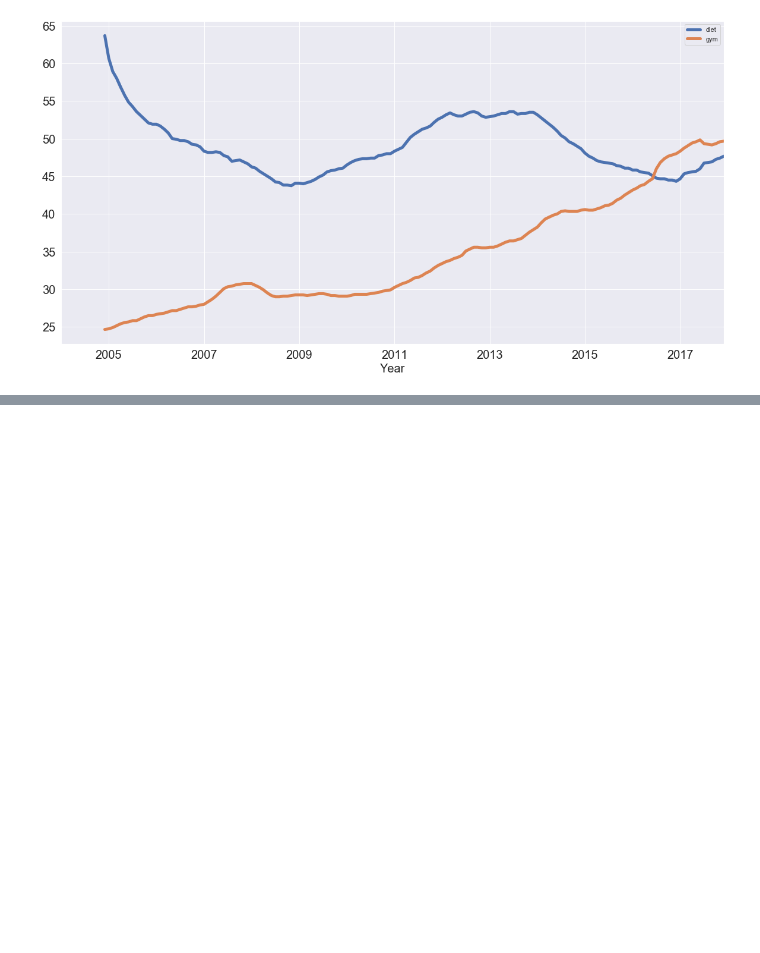
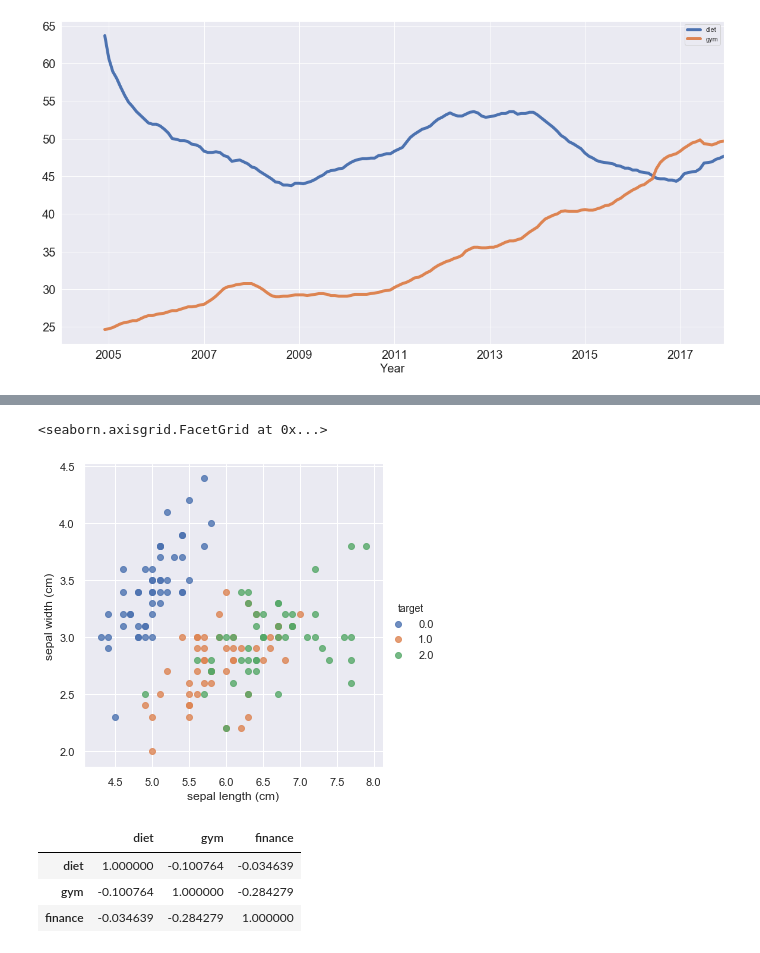
Before and after one commit to pingrunhuang/learningPython, a Jupyter notebook: plotting/time_series_plotting.ipynb, the cells around one changed output, grey strips where cells are left out. Drawn from its saved outputs; the diff is of its cells as text; code cells hidden in the pictures; blank space fills up the shorter version.

```diff
--- a/plotting/time_series_plotting.ipynb
+++ b/plotting/time_series_plotting.ipynb
@@ -82,0 +104,13 @@ Text(0.5, 0, 'Year')
+# %%
+sns.lmplot(x='sepal length (cm)', y='sepal width (cm)', fit_reg=False, data=df_iris, hue='target')
+# %% [output]
+<seaborn.axisgrid.FacetGrid at 0x...>
+[figure, added]
+# %%
+# check how correlated between diet and gym
+df.corr()
+# %% [output]
+|  | diet | gym | finance |
+| diet | 1.000000 | -0.100764 | -0.034639 |
+| gym | -0.100764 | 1.000000 | -0.284279 |
+| finance | -0.034639 | -0.284279 | 1.000000 |
```
Also changed, not shown: parts of 8 cells of this notebook.
